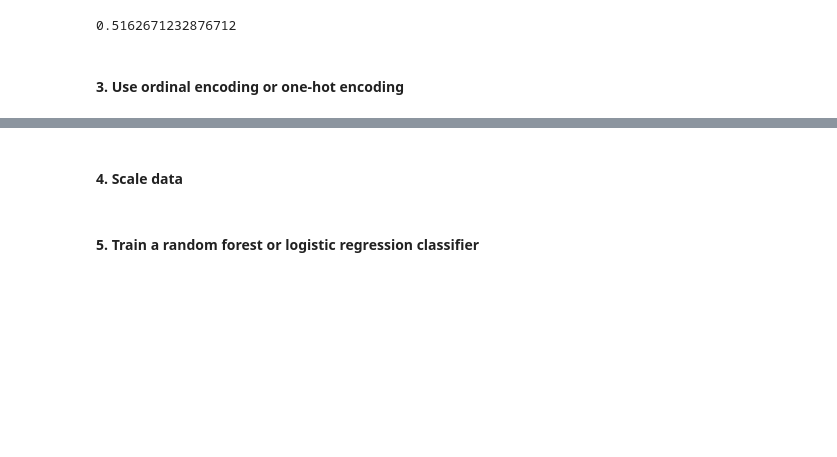
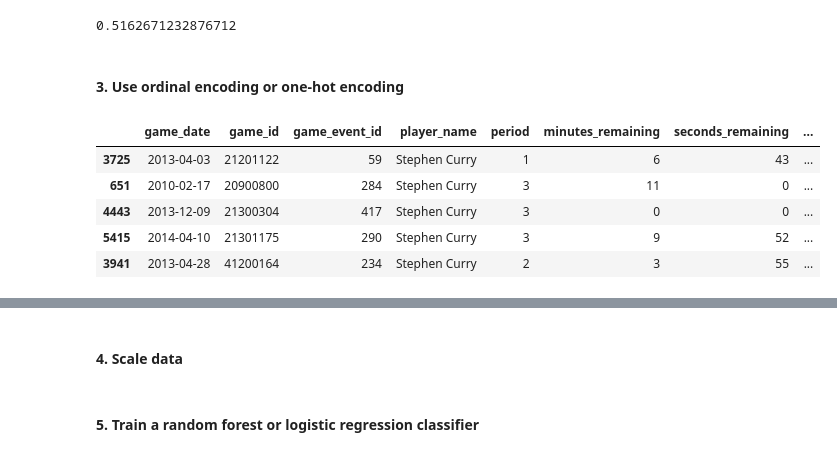
Before and after one commit to bloominstituteoftechnology/DS-Unit-2-Tree-Ensembles, a Jupyter notebook: DS_Sprint_Challenge_7_Classification_1.ipynb, the cells around one changed output, grey strips where cells are left out. Cells and saved outputs as stored; diff of their text form; code cells hidden in the pictures; blank space fills up the shorter version.

```diff
--- a/DS_Sprint_Challenge_7_Classification_1.ipynb
+++ b/DS_Sprint_Challenge_7_Classification_1.ipynb
@@ -136,3 +154,13 @@ accuracy_score(y_val, y_pred)
 0.5162671232876712
 # %% [markdown]
 #### 3. Use ordinal encoding or one-hot encoding
+# %%
+# Preview sample data.
+X_train.sample(random_state=0, n=5)
+# %% [output]
+|  | game_date | game_id | game_event_id | player_name | period | minutes_remaining | seconds_remaining | ... |
+| 3725 | 2013-04-03 | 21201122 | 59 | Stephen Curry | 1 | 6 | 43 | ... |
+| 651 | 2010-02-17 | 20900800 | 284 | Stephen Curry | 3 | 11 | 0 | ... |
+| 4443 | 2013-12-09 | 21300304 | 417 | Stephen Curry | 3 | 0 | 0 | ... |
+| 5415 | 2014-04-10 | 21301175 | 290 | Stephen Curry | 3 | 9 | 52 | ... |
+| 3941 | 2013-04-28 | 41200164 | 234 | Stephen Curry | 2 | 3 | 55 | ... |
```
Also changed, not shown: parts of 29 cells of this notebook.
